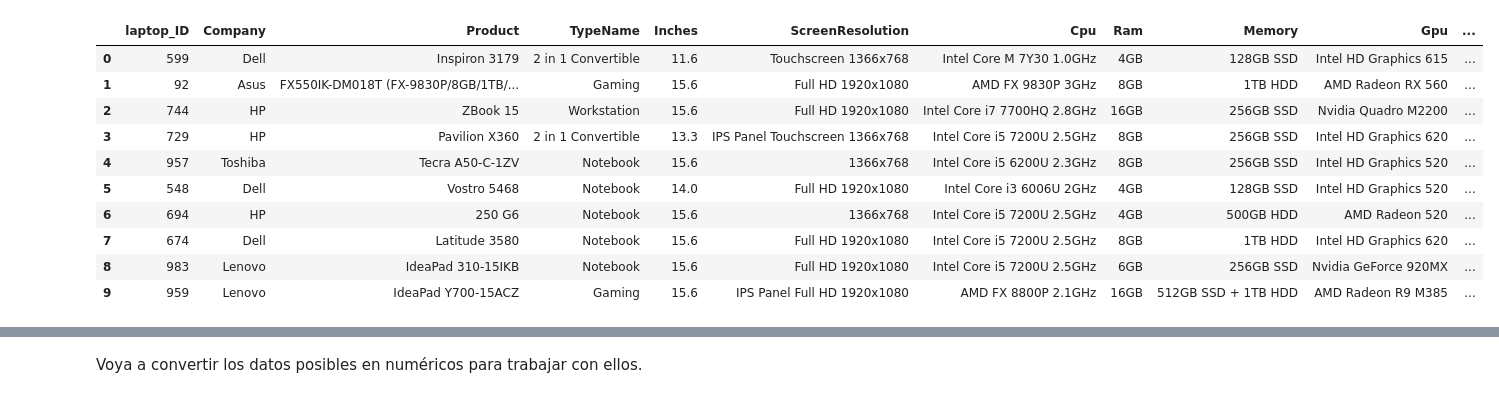
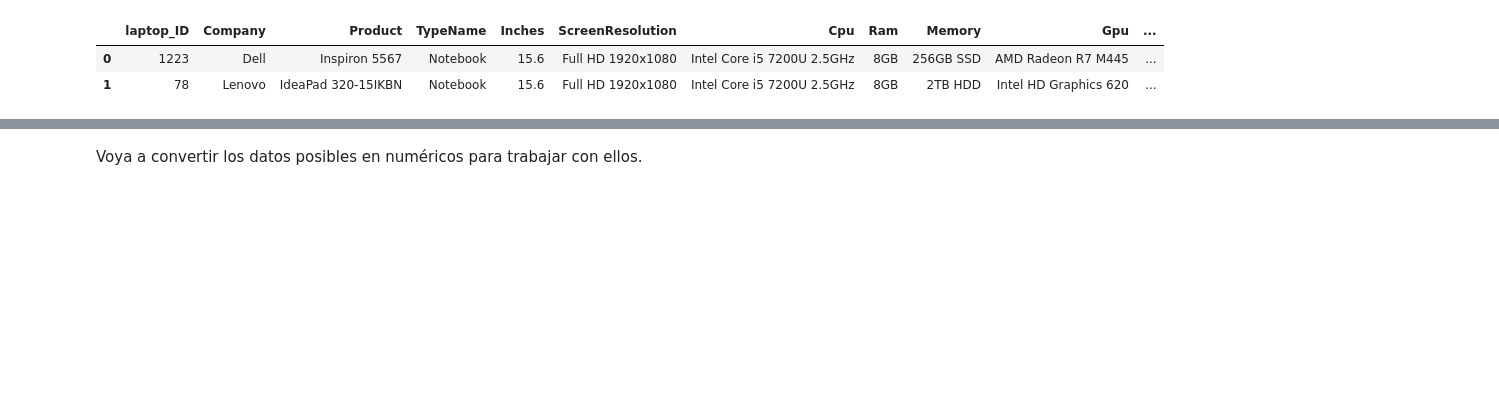
Before and after one commit to angelgvill/DS102024, a Jupyter notebook: 3-MachineLearning/2-Supervisado/Ejercicios/ordenadores_competition_agv.ipynb, the cells around one changed output, grey strips where cells are left out. Cells and saved outputs as stored; diff of their text form; code cells hidden in the pictures; blank space fills up the shorter version.

```diff
--- a/3-MachineLearning/2-Supervisado/Ejercicios/ordenadores_competition_agv.ipynb
+++ b/3-MachineLearning/2-Supervisado/Ejercicios/ordenadores_competition_agv.ipynb
@@ -17,20 +17,12 @@ from scipy.stats import shapiro
 import sys
 import os
 # %%
-data = pd.read_parquet('data/train.parquet') #aquí dejo el original de lectura de datos
+data = pd.read_csv('data/com_train.csv') #aquí dejo el original de lectura de datos
 
-data.head(10)
+data.head(2)
 # %% [output]
 |  | laptop_ID | Company | Product | TypeName | Inches | ScreenResolution | Cpu | Ram | Memory | Gpu | ... |
-| 0 | 599 | Dell | Inspiron 3179 | 2 in 1 Convertible | 11.6 | Touchscreen 1366x768 | Intel Core M 7Y30 1.0GHz | 4GB | 128GB SSD | Intel HD Graphics 615 | ... |
-| 1 | 92 | Asus | FX550IK-DM018T (FX-9830P/8GB/1TB/... | Gaming | 15.6 | Full HD 1920x1080 | AMD FX 9830P 3GHz | 8GB | 1TB HDD | AMD Radeon RX 560 | ... |
-| 2 | 744 | HP | ZBook 15 | Workstation | 15.6 | Full HD 1920x1080 | Intel Core i7 7700HQ 2.8GHz | 16GB | 256GB SSD | Nvidia Quadro M2200 | ... |
-| 3 | 729 | HP | Pavilion X360 | 2 in 1 Convertible | 13.3 | IPS Panel Touchscreen 1366x768 | Intel Core i5 7200U 2.5GHz | 8GB | 256GB SSD | Intel HD Graphics 620 | ... |
-| 4 | 957 | Toshiba | Tecra A50-C-1ZV | Notebook | 15.6 | 1366x768 | Intel Core i5 6200U 2.3GHz | 8GB | 256GB SSD | Intel HD Graphics 520 | ... |
-| 5 | 548 | Dell | Vostro 5468 | Notebook | 14.0 | Full HD 1920x1080 | Intel Core i3 6006U 2GHz | 4GB | 128GB SSD | Intel HD Graphics 520 | ... |
-| 6 | 694 | HP | 250 G6 | Notebook | 15.6 | 1366x768 | Intel Core i5 7200U 2.5GHz | 4GB | 500GB HDD | AMD Radeon 520 | ... |
-| 7 | 674 | Dell | Latitude 3580 | Notebook | 15.6 | Full HD 1920x1080 | Intel Core i5 7200U 2.5GHz | 8GB | 1TB HDD | Intel HD Graphics 620 | ... |
-| 8 | 983 | Lenovo | IdeaPad 310-15IKB | Notebook | 15.6 | Full HD 1920x1080 | Intel Core i5 7200U 2.5GHz | 6GB | 256GB SSD | Nvidia GeForce 920MX | ... |
-| 9 | 959 | Lenovo | IdeaPad Y700-15ACZ | Gaming | 15.6 | IPS Panel Full HD 1920x1080 | AMD FX 8800P 2.1GHz | 16GB | 512GB SSD + 1TB HDD | AMD Radeon R9 M385 | ... |
+| 0 | 1223 | Dell | Inspiron 5567 | Notebook | 15.6 | Full HD 1920x1080 | Intel Core i5 7200U 2.5GHz | 8GB | 256GB SSD | AMD Radeon R7 M445 | ... |
+| 1 | 78 | Lenovo | IdeaPad 320-15IKBN | Notebook | 15.6 | Full HD 1920x1080 | Intel Core i5 7200U 2.5GHz | 8GB | 2TB HDD | Intel HD Graphics 620 | ... |
 # %%
 df = data.copy()
```
Also changed, not shown: parts of 49 cells of this notebook, 5 other files.
